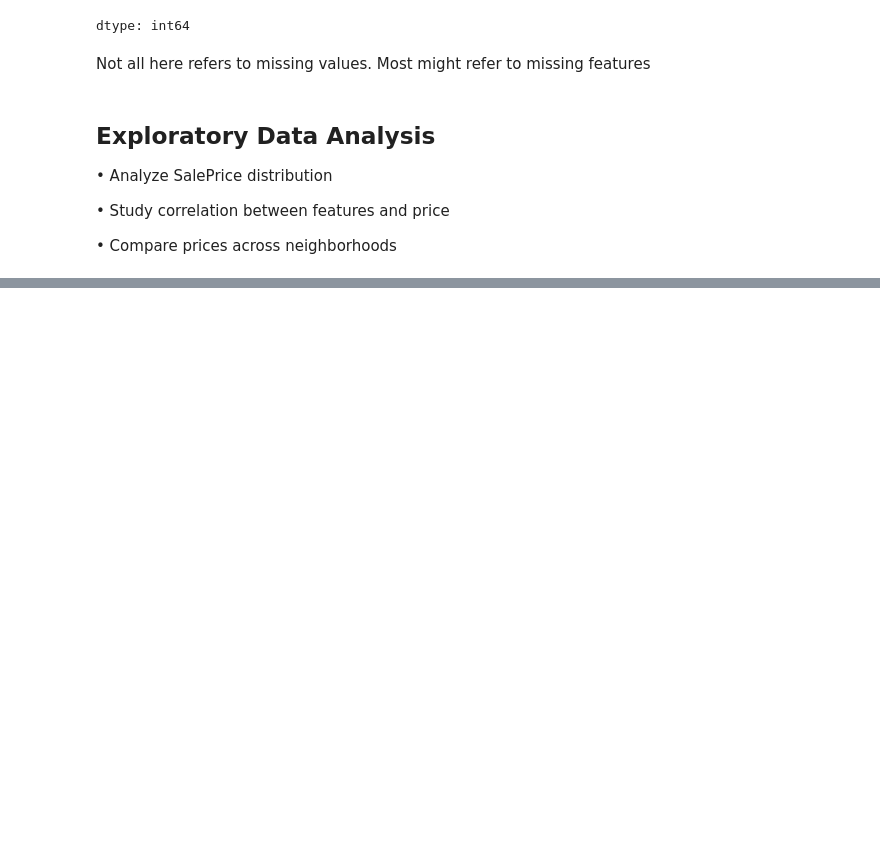
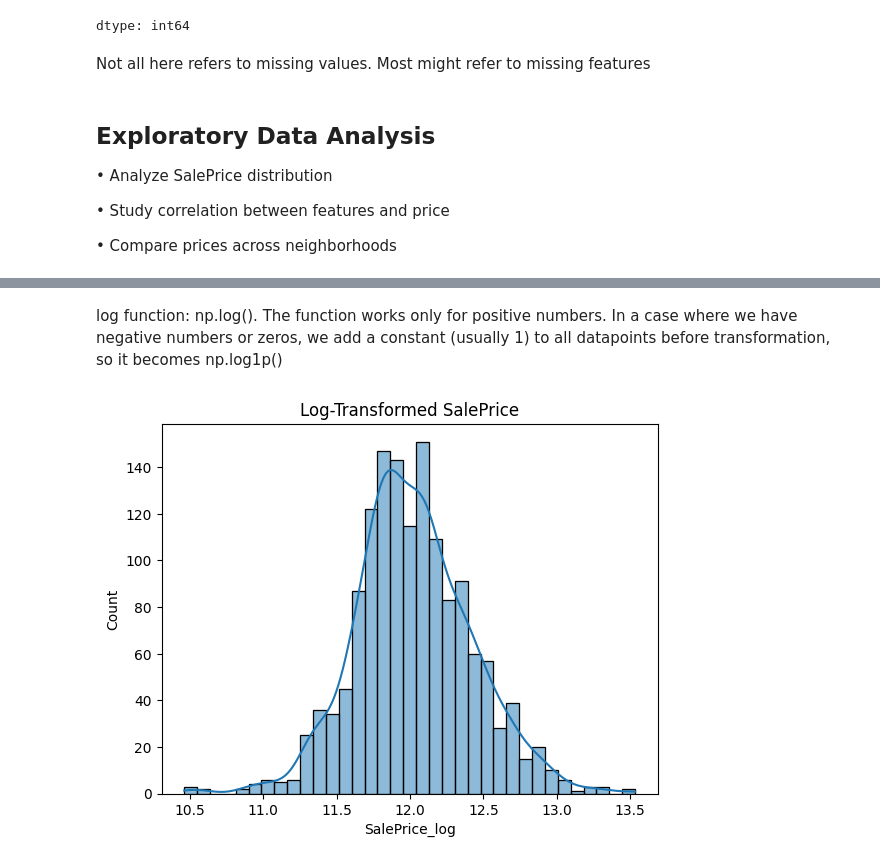
Before and after one commit to olaoluwaoyebola/PORA-Data-Science, a Jupyter notebook: Project/notebook/Capstone_Project.ipynb, the cells around one changed output, grey strips where cells are left out. Saved outputs shown, nothing was run; the diff lists cells and outputs as text; code cells hidden in the pictures; blank space fills up the shorter version.

```diff
--- a/Project/notebook/Capstone_Project.ipynb
+++ b/Project/notebook/Capstone_Project.ipynb
@@ -116,0 +133,12 @@ Not all here refers to missing values. Most might refer to missing features
+# %% [markdown]
+log function: np.log(). The function works only for positive numbers. In a case where we have negative numbers or zeros, we add a constant (usually 1) to all datapoints before transformation, so it becomes np.log1p()
+# %%
+# apply the log function(np.log) to the salesprice
+train["SalePrice_log"] = np.log1p(train["SalePrice"])
+
+# check distribution after applying log transformation
+sns.histplot(train["SalePrice_log"], kde = True)
+plt.title("Log-Transformed SalePrice")
+plt.show()
+# %% [output]
+[figure, added]
```
Also changed, not shown: parts of 7 cells of this notebook.
